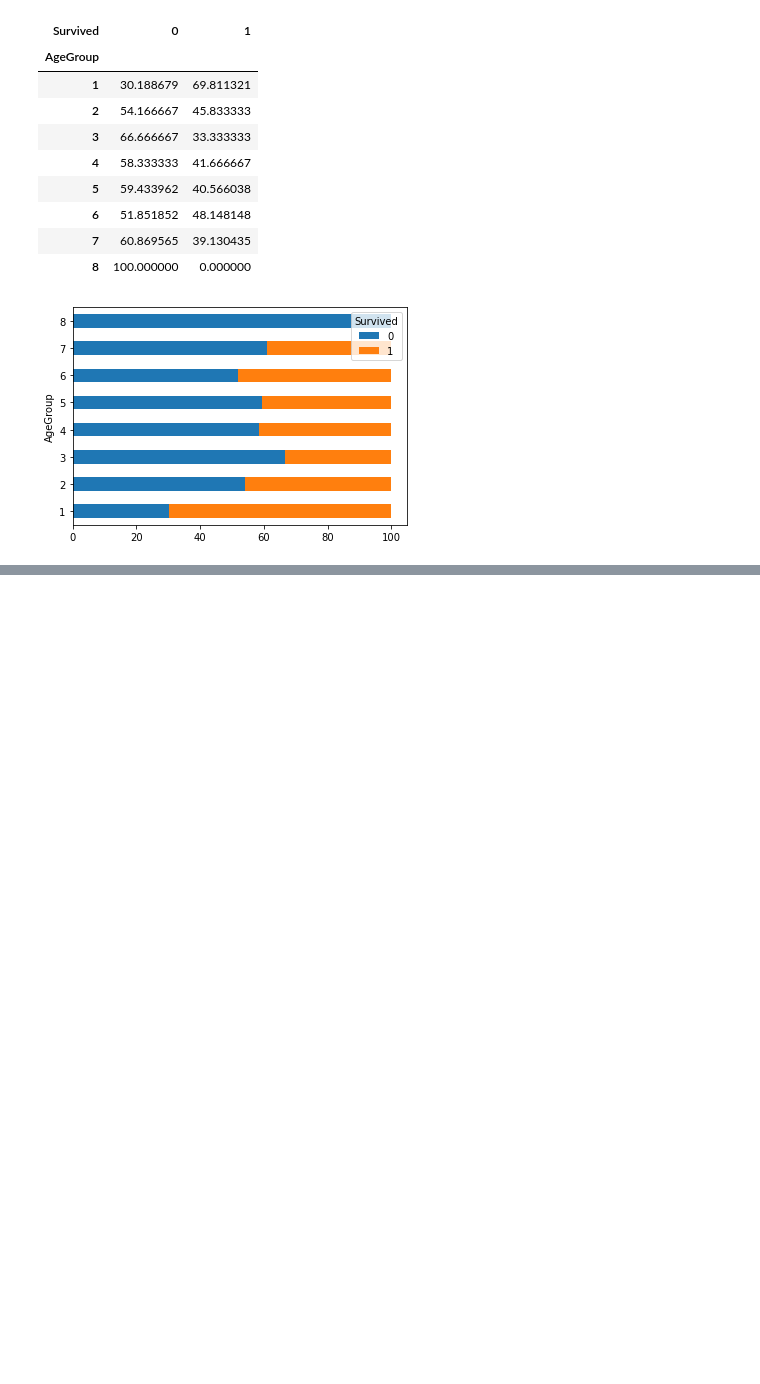
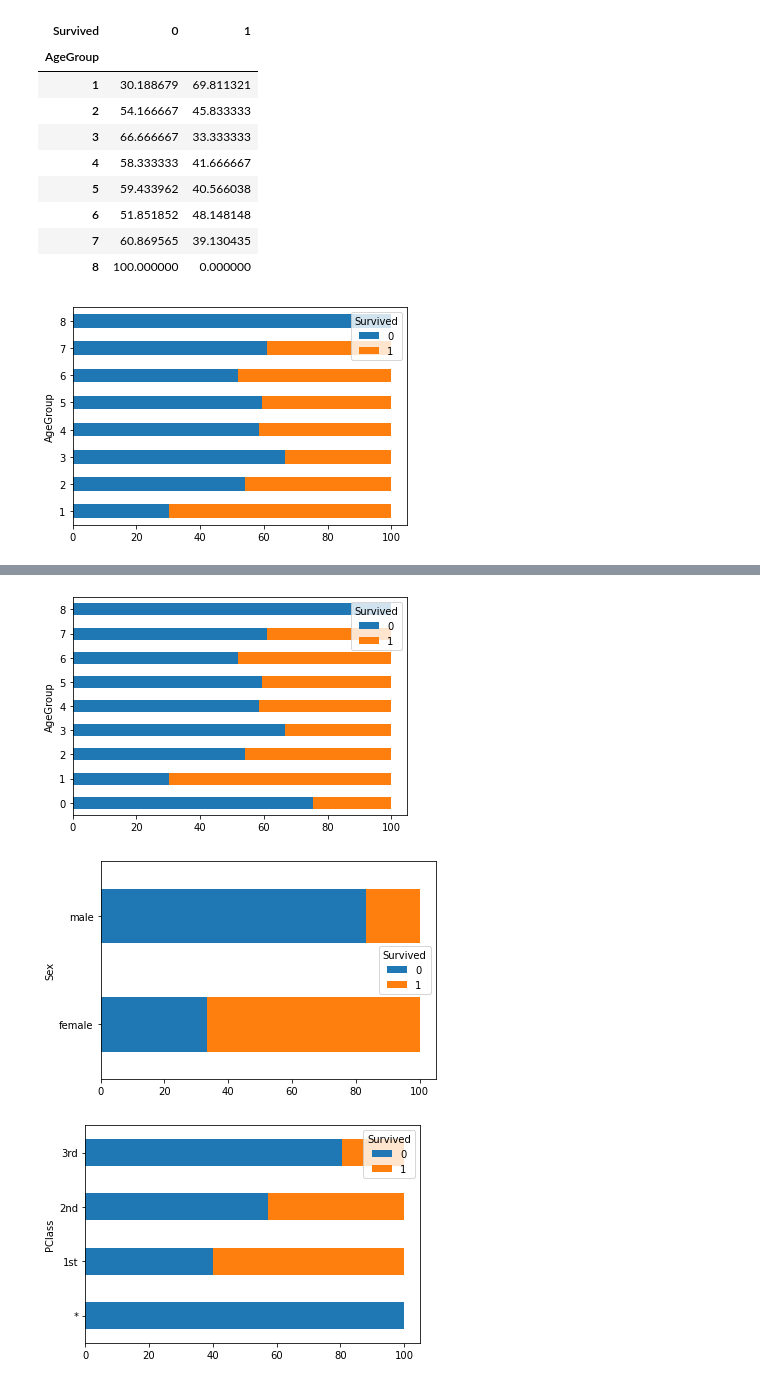
Before and after one commit to lselector/notebooks, a Jupyter notebook: Titanic_Intro.ipynb, the cells around one changed output, grey strips where cells are left out. Saved outputs shown, nothing was run; the diff lists cells and outputs as text; code cells hidden in the pictures; blank space fills up the shorter version.

```diff
--- a/Titanic_Intro.ipynb
+++ b/Titanic_Intro.ipynb
@@ -293,0 +319,13 @@ _ = df_as4.plot(kind="barh", stacked=True)
+# %%
+for mycol in ["AgeGroup", "Sex", "PClass"]:
+    _df = df.groupby([mycol, SURVIVED_COL]).size().unstack().fillna(0).copy()
+    _df["Total"] = _df[0] + _df[1]
+    _df = _df.copy()
+    _df[0] = 100.0*_df[0]/_df["Total"]
+    _df[1] = 100.0*_df[1]/_df["Total"]
+    _df2   = _df[[0,1]]
+    _ = _df2.plot(kind="barh", stacked=True)
+# %% [output]
+[figure, added]
+[figure, added]
+[figure, added]
```
Also changed, not shown: parts of 1 cell of this notebook.
